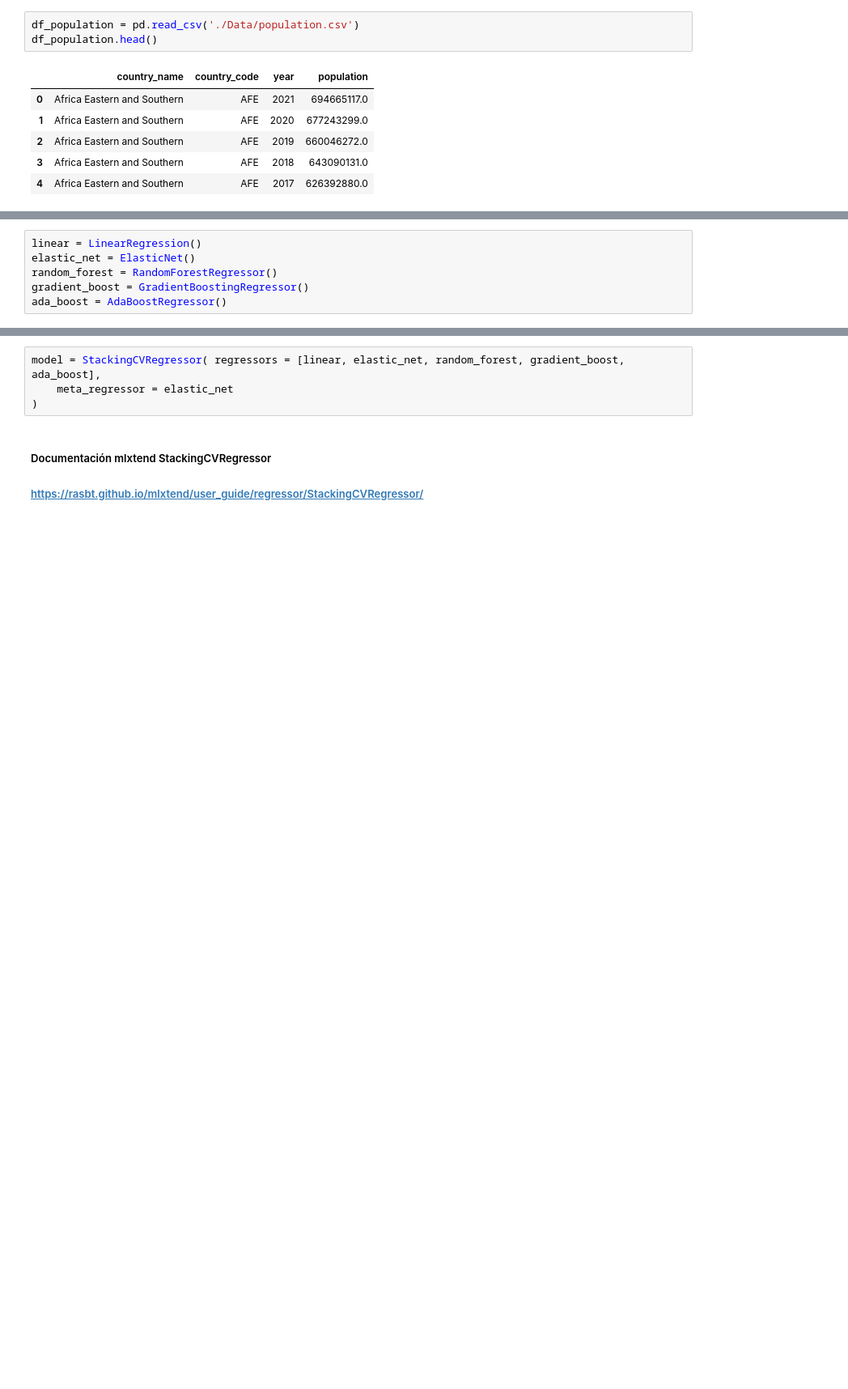
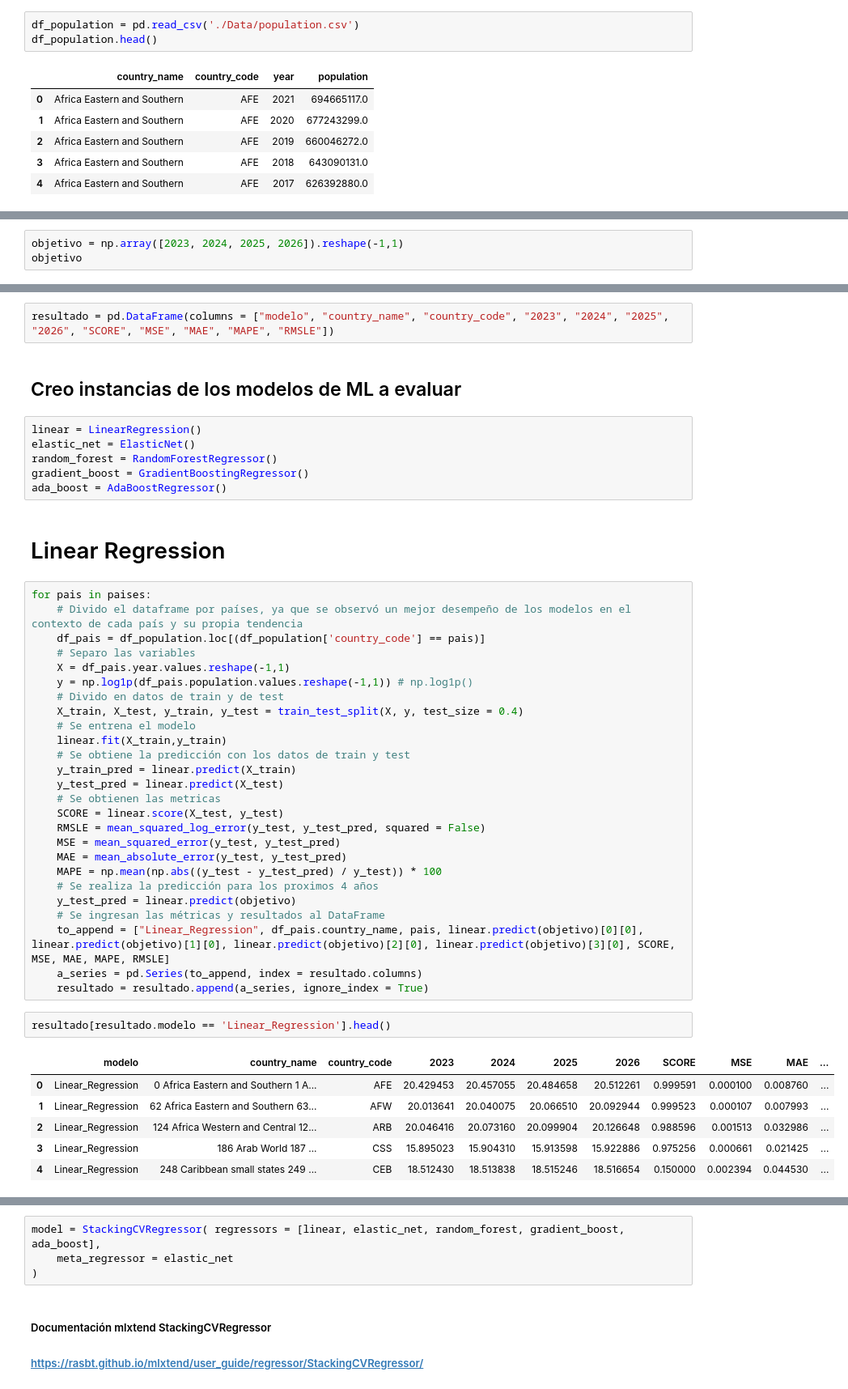
Before and after one commit to AlbertoLandinWork/etl_worldbank_api, a Jupyter notebook: machine_learning.ipynb, the cells around one changed output, grey strips where cells are left out. Shown at 81% size. Drawn from its saved outputs; the diff is of its cells as text; blank space fills up the shorter version.

Commit message:
Se terminó la implementación de los modelos, queda pendiente ajuste de hiperparametros

```diff
--- a/machine_learning.ipynb
+++ b/machine_learning.ipynb
@@ -37,0 +32,3 @@ df_population.head()
+# %%
+objetivo = np.array([2023, 2024, 2025, 2026]).reshape(-1,1)
+objetivo
@@ -38,6 +42,47 @@ df_population.head()
+# %%
+resultado = pd.DataFrame(columns = ["modelo", "country_name", "country_code", "2023", "2024", "2025", "2026", "SCORE", "MSE", "MAE", "MAPE", "RMSLE"])
+# %% [markdown]
+## Creo instancias de los modelos de ML a evaluar
 # %%
 linear = LinearRegression()
 elastic_net = ElasticNet()
 random_forest = RandomForestRegressor()
 gradient_boost = GradientBoostingRegressor()
 ada_boost = AdaBoostRegressor()
+# %% [markdown]
+# Linear Regression
+# %%
+for pais in paises:
+    # Divido el dataframe por países, ya que se observó un mejor desempeño de los modelos en el contexto de cada país y su propia tendencia
+    df_pais = df_population.loc[(df_population['country_code'] == pais)]
+    # Separo las variables
+    X = df_pais.year.values.reshape(-1,1)
+    y = np.log1p(df_pais.population.values.reshape(-1,1)) # np.log1p()
+    # Divido en datos de train y de test
+    X_train, X_test, y_train, y_test = train_test_split(X, y, test_size = 0.4)
+    # Se entrena el modelo
+    linear.fit(X_train,y_train)
+    # Se obtiene la predicción con los datos de train y test
+    y_train_pred = linear.predict(X_train)
+    y_test_pred = linear.predict(X_test)
+    # Se obtienen las metricas
+    SCORE = linear.score(X_test, y_test)
+    RMSLE = mean_squared_log_error(y_test, y_test_pred, squared = False)
+    MSE = mean_squared_error(y_test, y_test_pred)
+    MAE = mean_absolute_error(y_test, y_test_pred)
+    MAPE = np.mean(np.abs((y_test - y_test_pred) / y_test)) * 100
+    # Se realiza la predicción para los proximos 4 años
+    y_test_pred = linear.predict(objetivo)
+    # Se ingresan las métricas y resultados al DataFrame
+    to_append = ["Linear_Regression", df_pais.country_name, pais, linear.predict(objetivo)[0][0], linear.predict(objetivo)[1][0], linear.predict(objetivo)[2][0], linear.predict(objetivo)[3][0], SCORE, MSE, MAE, MAPE, RMSLE]
+    a_series = pd.Series(to_append, index = resultado.columns)
+    resultado = resultado.append(a_series, ignore_index = True)
+# %%
+resultado[resultado.modelo == 'Linear_Regression'].head()
+# %% [output]
+|  | modelo | country_name | country_code | 2023 | 2024 | 2025 | 2026 | SCORE | MSE | MAE | ... |
+| 0 | Linear_Regression | 0 Africa Eastern and Southern 1 A... | AFE | 20.429453 | 20.457055 | 20.484658 | 20.512261 | 0.999591 | 0.000100 | 0.008760 | ... |
+| 1 | Linear_Regression | 62 Africa Eastern and Southern 63... | AFW | 20.013641 | 20.040075 | 20.066510 | 20.092944 | 0.999523 | 0.000107 | 0.007993 | ... |
+| 2 | Linear_Regression | 124 Africa Western and Central 12... | ARB | 20.046416 | 20.073160 | 20.099904 | 20.126648 | 0.988596 | 0.001513 | 0.032986 | ... |
+| 3 | Linear_Regression | 186 Arab World 187 ... | CSS | 15.895023 | 15.904310 | 15.913598 | 15.922886 | 0.975256 | 0.000661 | 0.021425 | ... |
+| 4 | Linear_Regression | 248 Caribbean small states 249 ... | CEB | 18.512430 | 18.513838 | 18.515246 | 18.516654 | 0.150000 | 0.002394 | 0.044530 | ... |
```
Also changed, not shown: parts of 43 cells of this notebook, 5 other files.
